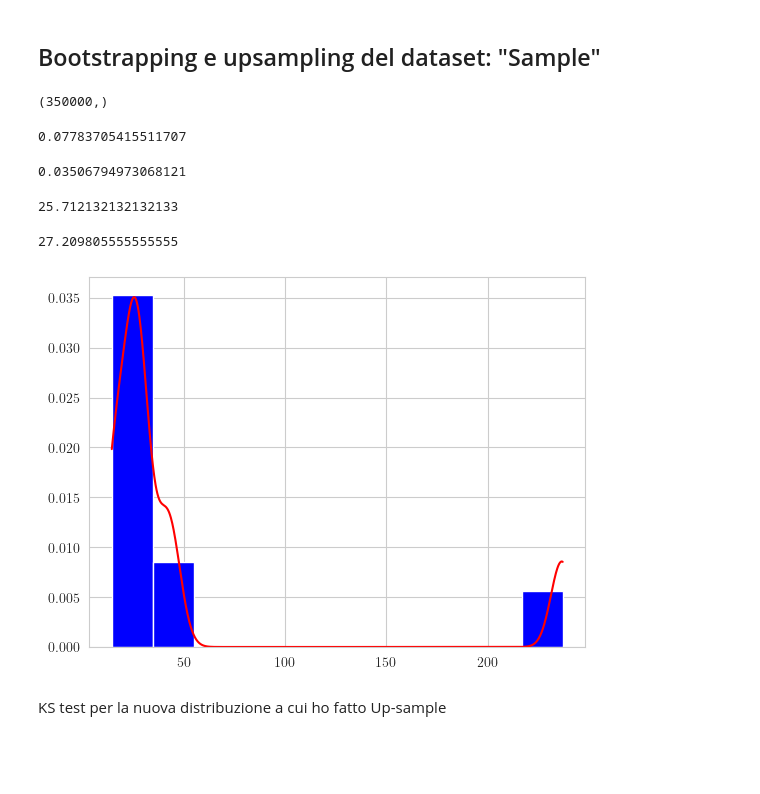
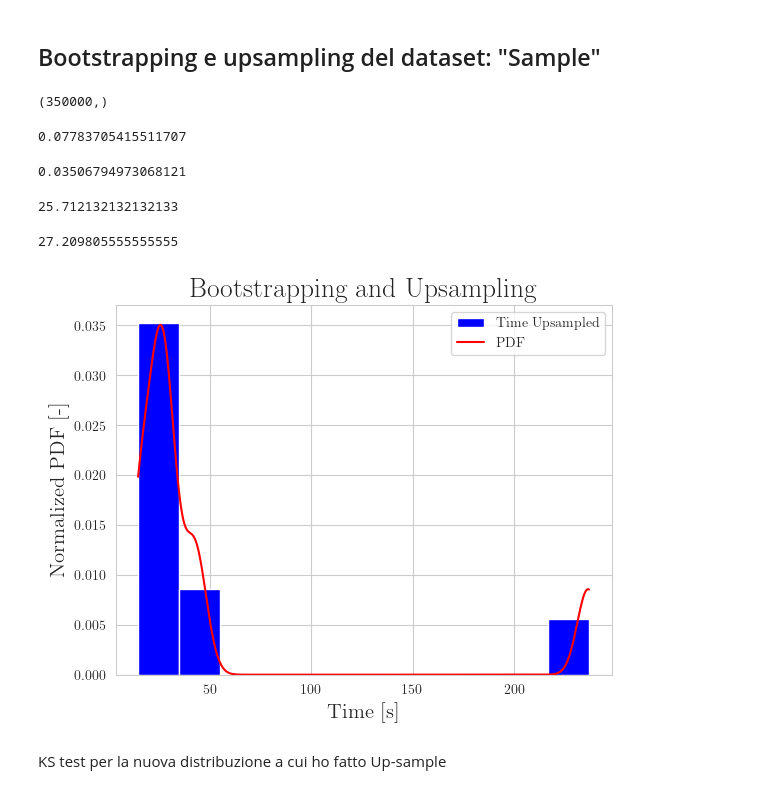
Before and after one commit to 96mat/ENRK, a Jupyter notebook: Report.ipynb, the cells around one changed output. Cells and saved outputs as stored; diff of their text form; code cells hidden in the pictures; blank space fills up the shorter version.

Commit message:
Final graphs

```diff
--- a/Report.ipynb
+++ b/Report.ipynb
@@ -540,34 +540,39 @@ P-value: 0.21672588878748145
 # %%
 from sklearn.utils import resample
 import numpy as np
 
 # Sample data
 original_data = np.array([1, 2, 3, 4, 5, 6, 7, 8, 9, 10])
 
 # Resample the data
 resampled_data = resample(sample, replace=True, n_samples=350000, random_state=5)
 
 # Print the results
 #print("Original Data:", sample)
 #print("Resampled Data:", resampled_data)
 display(np.shape(resampled_data))
 kde1=gaussian_kde(resampled_data)
 xx_values=np.linspace(min(resampled_data),max(resampled_data),1000)
 smoothed_kde=kde1(xx_values)
-plt.hist(resampled_data, bins=11, density=True, alpha=1, color='blue', label='Time raw')
+plt.hist(resampled_data, bins=11, density=True, alpha=1, color='blue', label='Time Upsampled')
 
 # Plot the smoothed probability density function
 plt.plot(xx_values, smoothed_kde, color='red', label='PDF') #PDF=probability density function
+plt.xlabel(r'Time [s]',size=15)
+plt.ylabel(r'Normalized PDF [-]',size=15)
+plt.title("Bootstrapping and Upsampling",size=20)
+plt.legend()
+#plt.savefig("BootUp.pdf")
 display(kde1.scotts_factor())
 display(max(smoothed_kde),xx_values[np.argmax(smoothed_kde)],mean)
 #plt.axvline(std)
 # %% [output]
 (350000,)
 0.07783705415511707
 0.03506794973068121
 25.712132132132133
 27.209805555555555
-[figure, old version]
+[figure, new version]
 # %% [markdown]
 KS test per la nuova distribuzione a cui ho fatto Up-sample
 # %%
```
Also changed, not shown: parts of 6 cells of this notebook.
